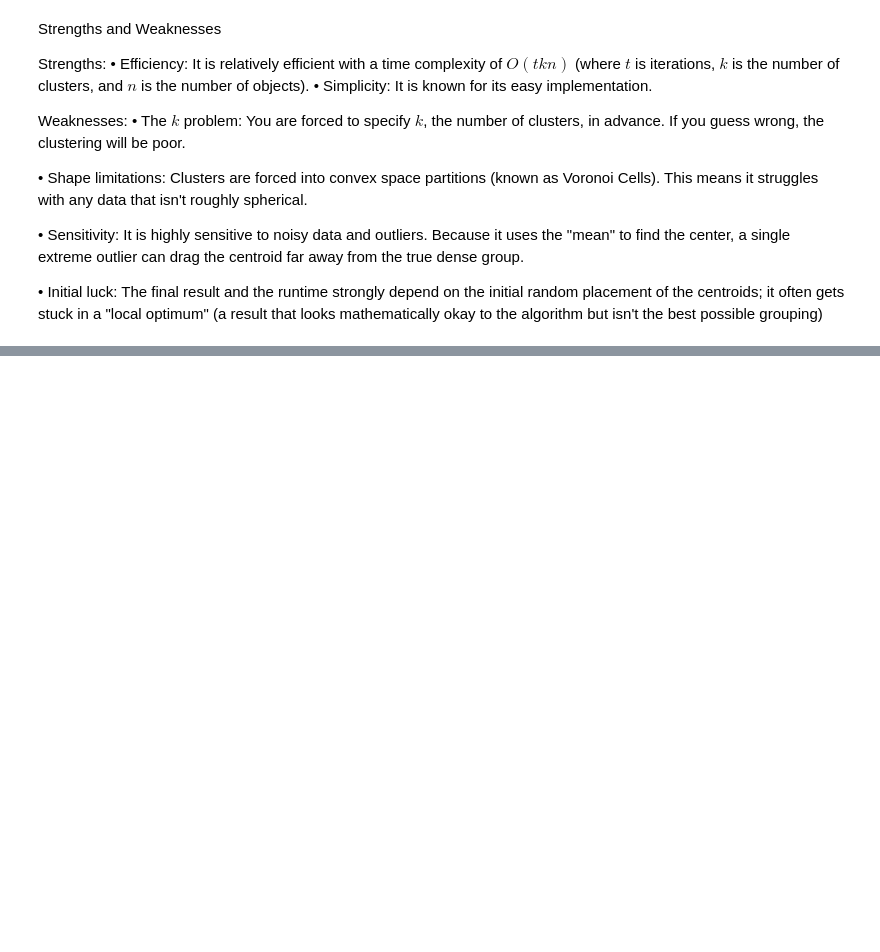
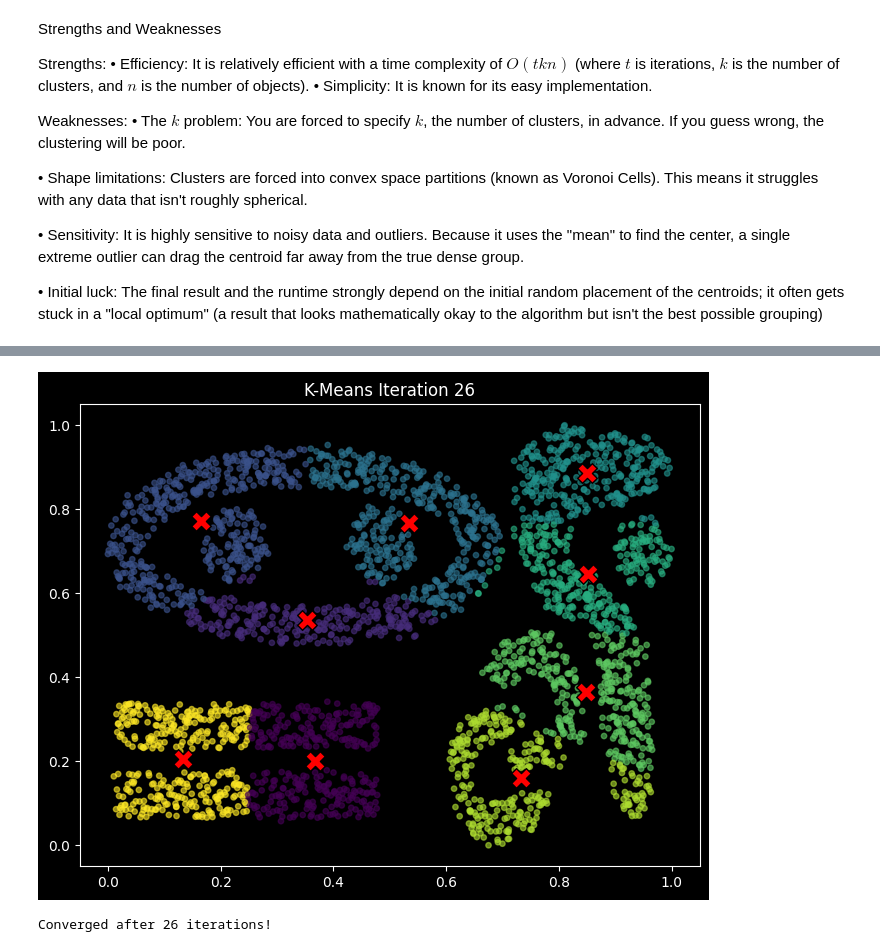
Before and after one commit to justfeelix/dstream-hajuj, a Jupyter notebook: playground.ipynb, the cells around one changed output, grey strips where cells are left out. Cells and saved outputs as stored; diff of their text form; code cells hidden in the pictures; blank space fills up the shorter version.

```diff
--- a/playground.ipynb
+++ b/playground.ipynb
@@ -136,0 +170,5 @@ run_interactive_kmeans(X, k=6, max_iters=25)
+# %%
+run_interactive_kmeans(X_complex,9, max_iters=300)
+# %% [output]
+[figure, added]
+Converged after 26 iterations!
```
Also changed, not shown: parts of 5 cells of this notebook.
